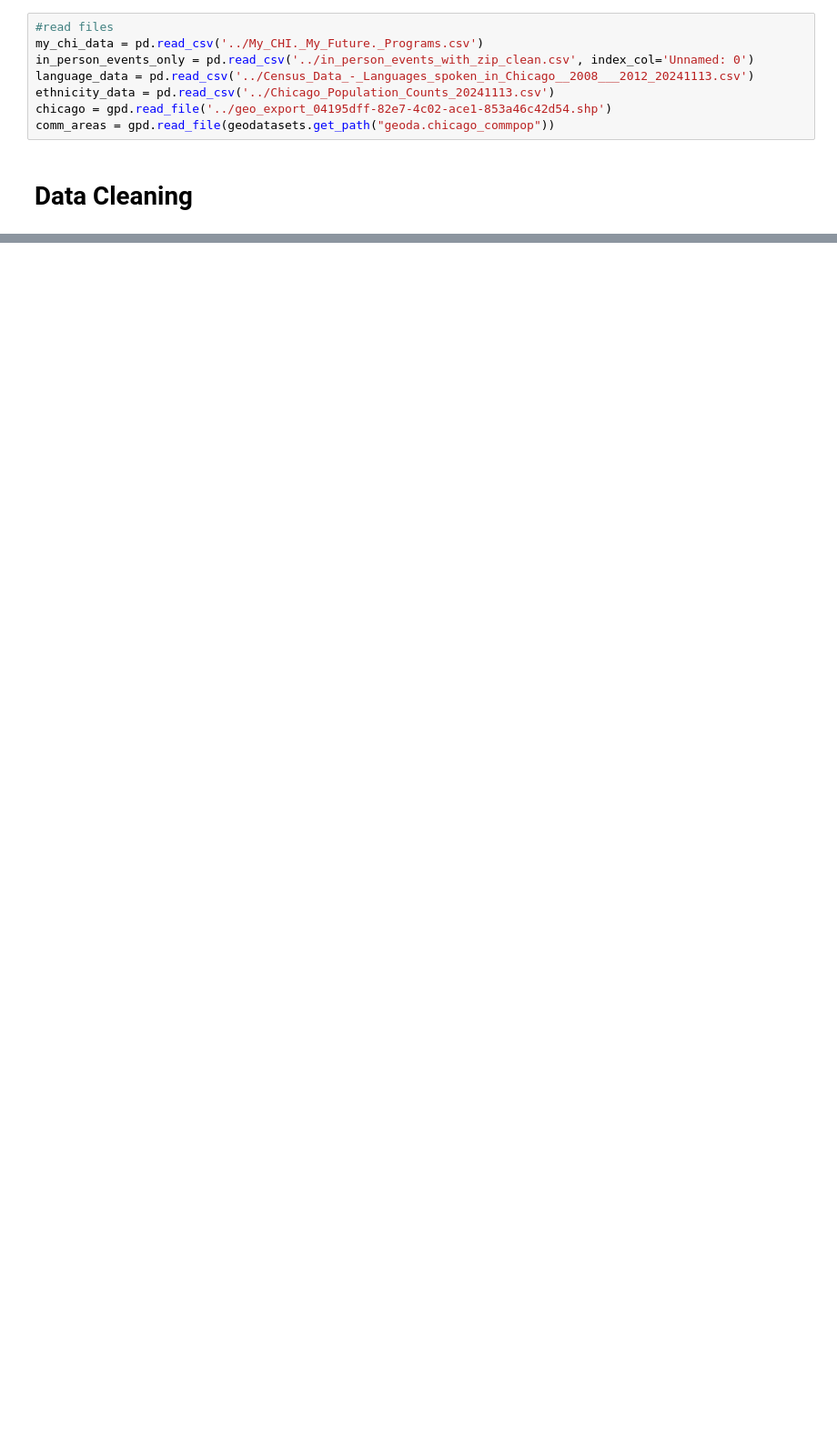
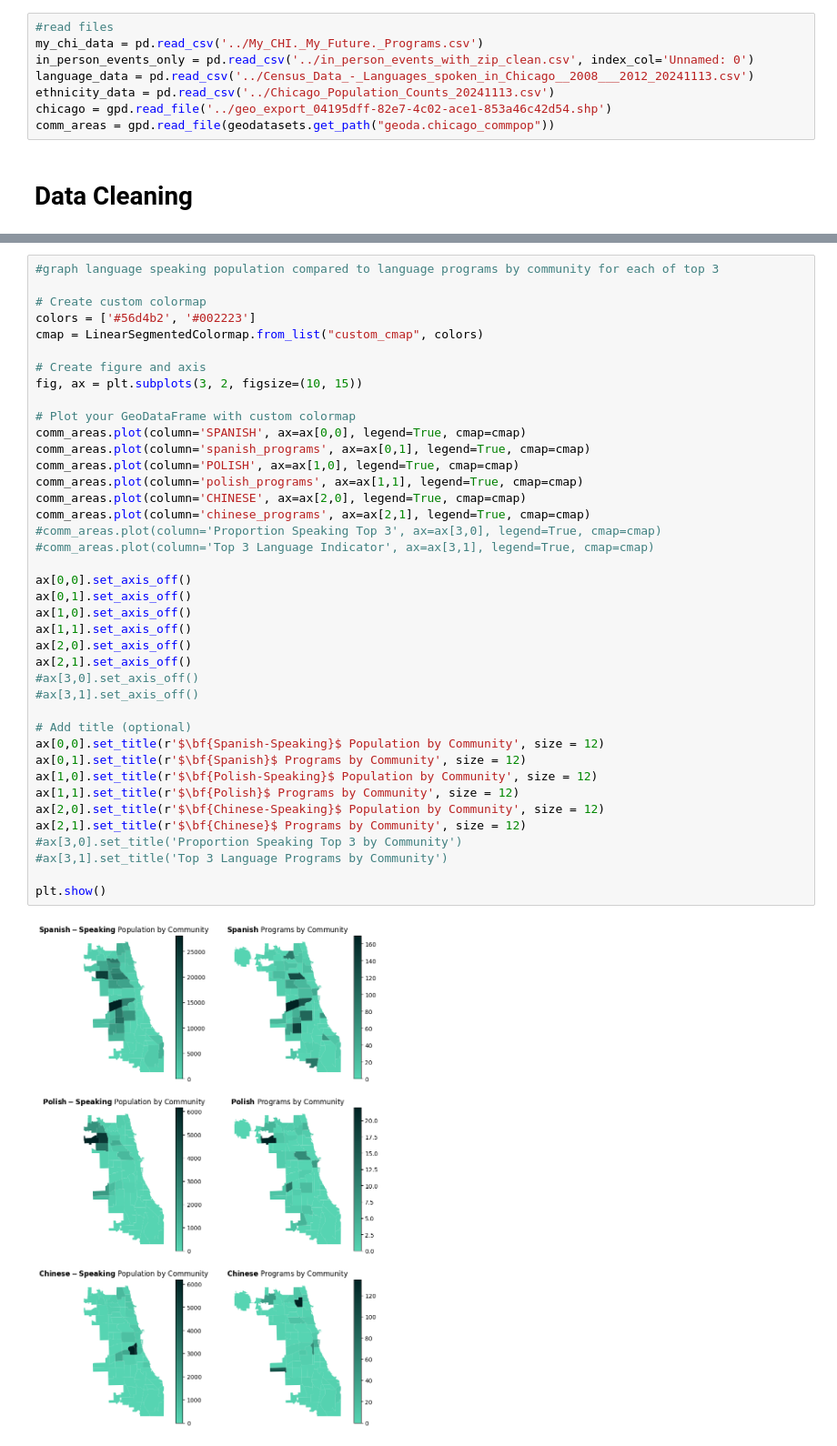
Before and after one commit to slangenhuizen-nu/STAT-303-1-Final-Project, a Jupyter notebook: sofie.ipynb, the cells around one changed output, grey strips where cells are left out. Shown at 91% size. Drawn from its saved outputs; the diff is of its cells as text; blank space fills up the shorter version.

```diff
--- a/sofie.ipynb
+++ b/sofie.ipynb
@@ -115,0 +305,42 @@ sns.despine()
+# %%
+#graph language speaking population compared to language programs by community for each of top 3
+
+# Create custom colormap
+colors = ['#56d4b2', '#002223']
+cmap = LinearSegmentedColormap.from_list("custom_cmap", colors)
+
+# Create figure and axis
+fig, ax = plt.subplots(3, 2, figsize=(10, 15))
+
+# Plot your GeoDataFrame with custom colormap
+comm_areas.plot(column='SPANISH', ax=ax[0,0], legend=True, cmap=cmap)
+comm_areas.plot(column='spanish_programs', ax=ax[0,1], legend=True, cmap=cmap)
+comm_areas.plot(column='POLISH', ax=ax[1,0], legend=True, cmap=cmap)
+comm_areas.plot(column='polish_programs', ax=ax[1,1], legend=True, cmap=cmap)
+comm_areas.plot(column='CHINESE', ax=ax[2,0], legend=True, cmap=cmap)
+comm_areas.plot(column='chinese_programs', ax=ax[2,1], legend=True, cmap=cmap)
+#comm_areas.plot(column='Proportion Speaking Top 3', ax=ax[3,0], legend=True, cmap=cmap)
+#comm_areas.plot(column='Top 3 Language Indicator', ax=ax[3,1], legend=True, cmap=cmap)
+
+ax[0,0].set_axis_off()
+ax[0,1].set_axis_off()
+ax[1,0].set_axis_off()
+ax[1,1].set_axis_off()
+ax[2,0].set_axis_off()
+ax[2,1].set_axis_off()
+#ax[3,0].set_axis_off()
+#ax[3,1].set_axis_off()
+
+# Add title (optional)
+ax[0,0].set_title(r'$\bf{Spanish-Speaking}$ Population by Community', size = 12)
+ax[0,1].set_title(r'$\bf{Spanish}$ Programs by Community', size = 12)
+ax[1,0].set_title(r'$\bf{Polish-Speaking}$ Population by Community', size = 12)
+ax[1,1].set_title(r'$\bf{Polish}$ Programs by Community', size = 12)
+ax[2,0].set_title(r'$\bf{Chinese-Speaking}$ Population by Community', size = 12)
+ax[2,1].set_title(r'$\bf{Chinese}$ Programs by Community', size = 12)
+#ax[3,0].set_title('Proportion Speaking Top 3 by Community')
+#ax[3,1].set_title('Top 3 Language Programs by Community')
+
+plt.show()
+# %% [output]
+[figure, added]
```
Also changed, not shown: parts of 21 cells of this notebook, 3 other files.
